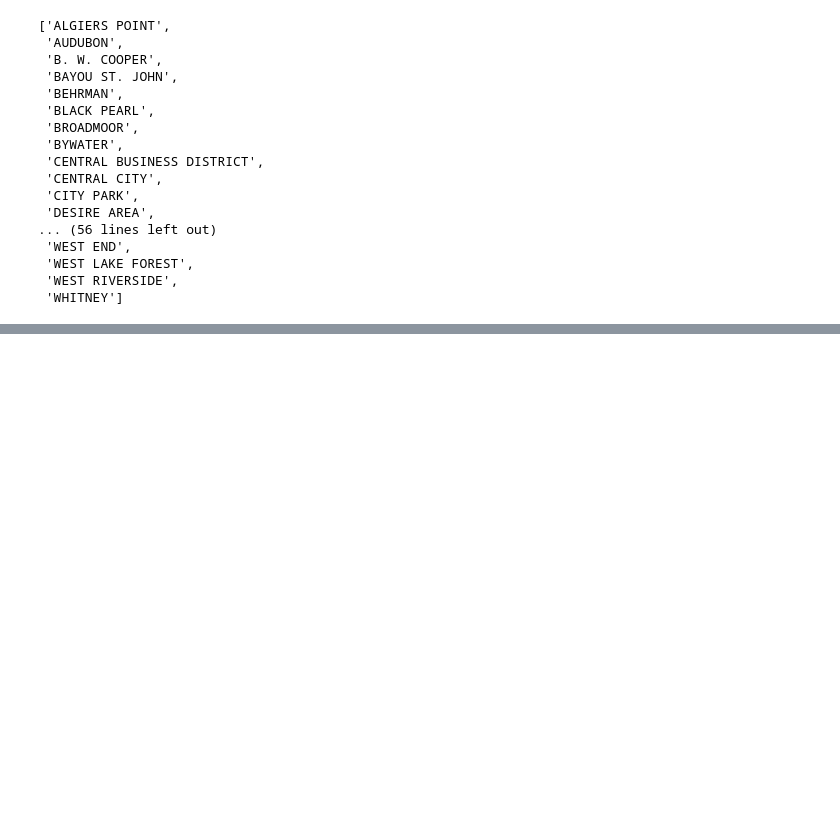
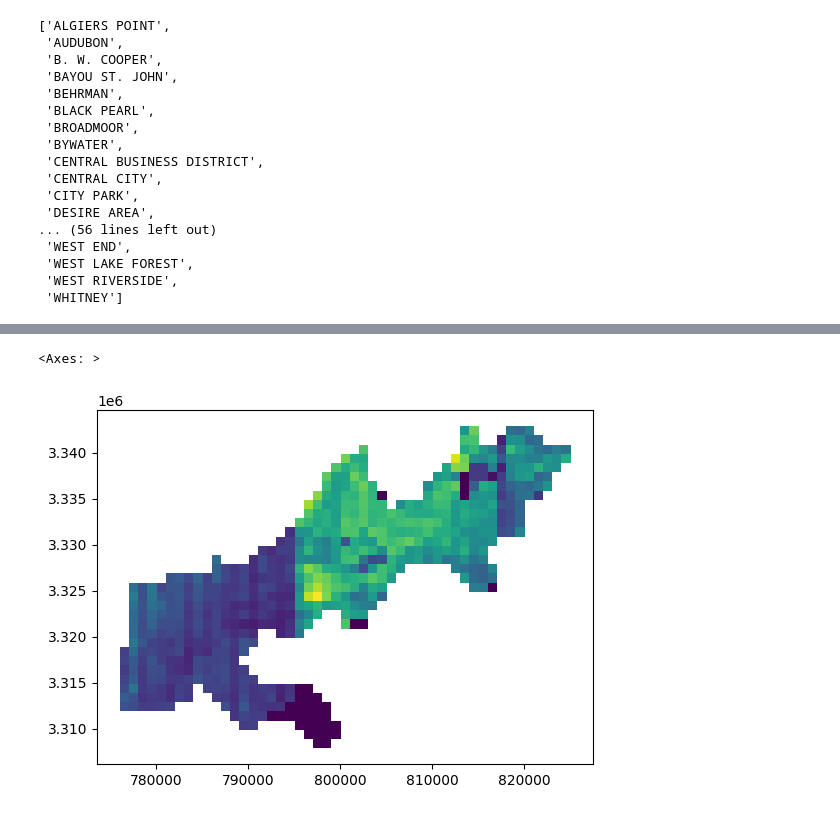
Before and after one commit to GarysCorner/NewOrleansElevation, a Jupyter notebook: ProcessLidar.ipynb, the cells around one changed output, grey strips where cells are left out. Saved outputs shown, nothing was run; the diff lists cells and outputs as text; code cells hidden in the pictures; blank space fills up the shorter version.

```diff
--- a/ProcessLidar.ipynb
+++ b/ProcessLidar.ipynb
@@ -32,5 +33,5 @@ lp("Starting...")
 # %%
 lp("Creating spark context")
-conf = pyspark.SparkConf().setAppName("ProcessLidar").setMaster("spark://127.0.0.1:7077")
+conf = pyspark.SparkConf().setAppName(outputFileName).setMaster("spark://127.0.0.1:7077")
 sc = pyspark.SparkContext(conf=conf)
 # %% [output]
@@ -237,3 +280,11 @@ boxesDf.plot(column='AltCalc',ax=ax)
+# %%
+boxesDf['IntCalc'] = boxesDf['Int'] / boxesDf['Total']
+boxesDf.loc[pd.isna(boxesDf['IntCalc']),'IntCalc'] = 0
+ax = neighborhoodDf.plot(color='pink')
+boxesDf.plot(column='IntCalc',ax=ax)
+# %% [output]
+<Axes: >
+[figure, added]
 # %%
 lp("Done!")
 # %% [output]
```
Also changed, not shown: parts of 24 cells of this notebook.
